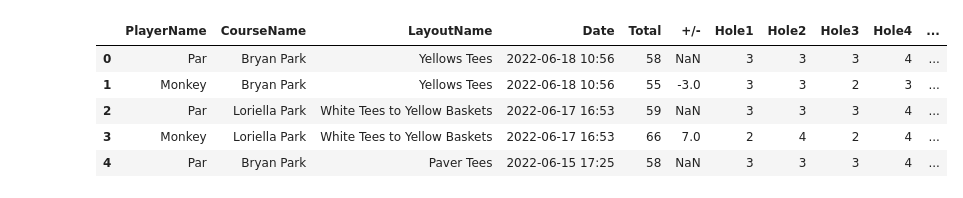
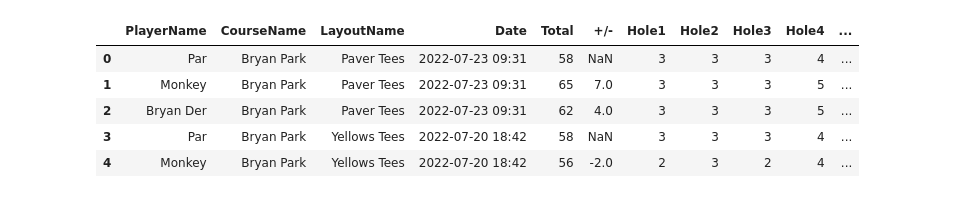
Before and after one commit to justinessert/udisc_stats, a Jupyter notebook: VisualizeUDiscStats.ipynb, the cells around one changed output. Drawn from its saved outputs; the diff is of its cells as text; code cells hidden in the pictures.

```diff
--- a/VisualizeUDiscStats.ipynb
+++ b/VisualizeUDiscStats.ipynb
@@ -22,16 +22,16 @@ from udisc_stats import (
 pd.set_option('display.max_rows', 500)
 pd.set_option('display.max_columns', 500)
 # %%
-orig_df = pd.read_csv("~/Downloads/Udisc Scorecards 2.csv")
+orig_df = pd.read_csv("~/Downloads/Udisc Scorecards 3.csv")
 
 orig_df.head()
 # %% [output]
 |  | PlayerName | CourseName | LayoutName | Date | Total | +/- | Hole1 | Hole2 | Hole3 | Hole4 | ... |
-| 0 | Par | Bryan Park | Yellows Tees | 2022-06-18 10:56 | 58 | NaN | 3 | 3 | 3 | 4 | ... |
-| 1 | Monkey | Bryan Park | Yellows Tees | 2022-06-18 10:56 | 55 | -3.0 | 3 | 3 | 2 | 3 | ... |
-| 2 | Par | Loriella Park | White Tees to Yellow Baskets | 2022-06-17 16:53 | 59 | NaN | 3 | 3 | 3 | 4 | ... |
-| 3 | Monkey | Loriella Park | White Tees to Yellow Baskets | 2022-06-17 16:53 | 66 | 7.0 | 2 | 4 | 2 | 4 | ... |
-| 4 | Par | Bryan Park | Paver Tees | 2022-06-15 17:25 | 58 | NaN | 3 | 3 | 3 | 4 | ... |
+| 0 | Par | Bryan Park | Paver Tees | 2022-07-23 09:31 | 58 | NaN | 3 | 3 | 3 | 4 | ... |
+| 1 | Monkey | Bryan Park | Paver Tees | 2022-07-23 09:31 | 65 | 7.0 | 3 | 3 | 3 | 5 | ... |
+| 2 | Bryan Der | Bryan Park | Paver Tees | 2022-07-23 09:31 | 62 | 4.0 | 3 | 3 | 3 | 5 | ... |
+| 3 | Par | Bryan Park | Yellows Tees | 2022-07-20 18:42 | 58 | NaN | 3 | 3 | 3 | 4 | ... |
+| 4 | Monkey | Bryan Park | Yellows Tees | 2022-07-20 18:42 | 56 | -2.0 | 2 | 3 | 2 | 4 | ... |
 # %%
 df = preprocess(orig_df)
 
```
Also changed, not shown: parts of 6 cells of this notebook, 1 other file.
